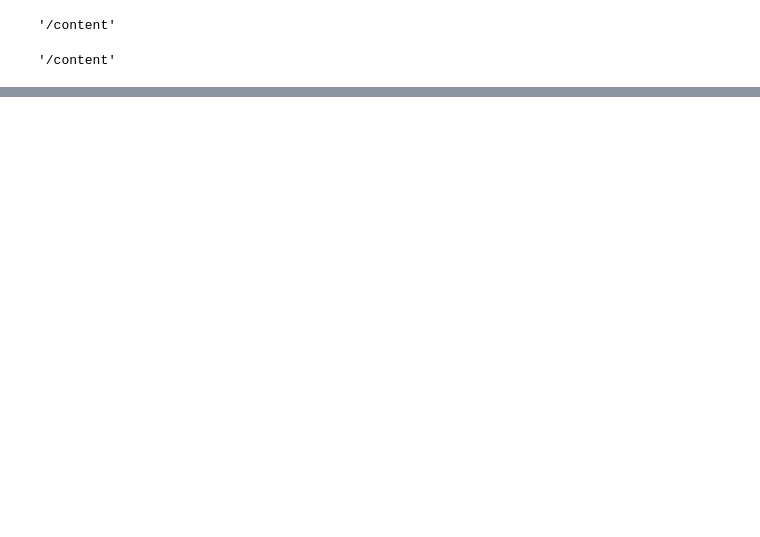
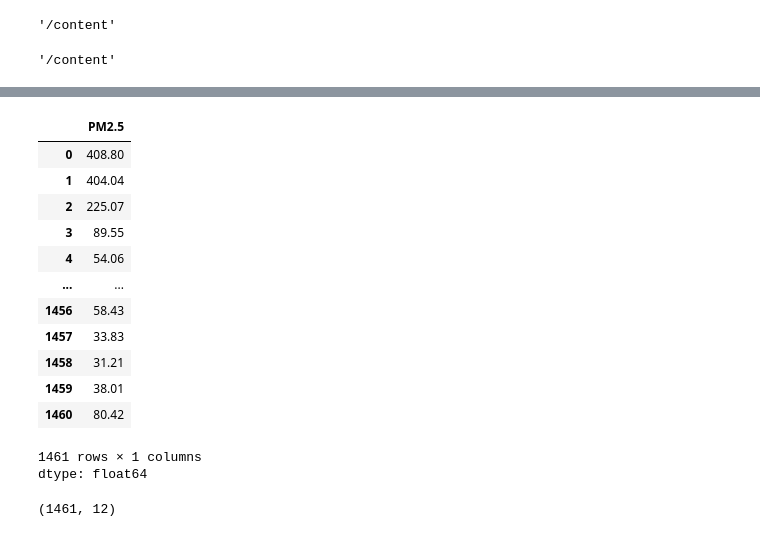
Before and after one commit to AnilAren/DataScience, a Jupyter notebook: 01_air_quality_project/notebooks/01_eda_air_quality.ipynb, the cells around one changed output, grey strips where cells are left out. Saved outputs shown, nothing was run; the diff lists cells and outputs as text; code cells hidden in the pictures; blank space fills up the shorter version.

```diff
--- a/01_air_quality_project/notebooks/01_eda_air_quality.ipynb
+++ b/01_air_quality_project/notebooks/01_eda_air_quality.ipynb
@@ -12,0 +410,21 @@ os.getcwd()
+# %%
+df['PM2.5']
+# %% [output]
+|  | PM2.5 |
+| 0 | 408.80 |
+| 1 | 404.04 |
+| 2 | 225.07 |
+| 3 | 89.55 |
+| 4 | 54.06 |
+| ... | ... |
+| 1456 | 58.43 |
+| 1457 | 33.83 |
+| 1458 | 31.21 |
+| 1459 | 38.01 |
+| 1460 | 80.42 |
+1461 rows × 1 columns
+dtype: float64
+# %%
+df.shape
+# %% [output]
+(1461, 12)
```
Also changed, not shown: parts of 12 cells of this notebook.
